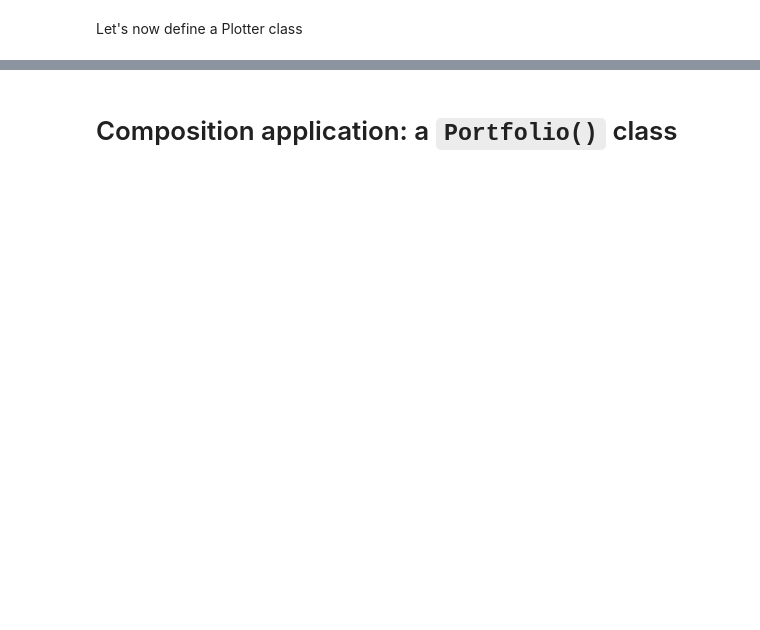
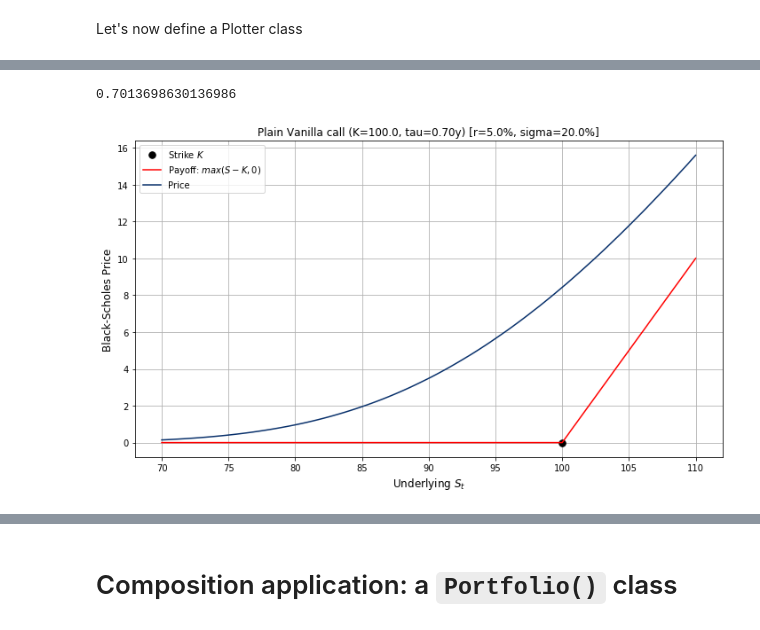
Before and after one commit to gabrielepompa88/IT-For-Business-And-Finance-2019-20, a Jupyter notebook: Notebooks/Derivatives_Analytics___Introduction_to_OOP.ipynb, the cells around one changed output, grey strips where cells are left out. Drawn from its saved outputs; the diff is of its cells as text; code cells hidden in the pictures; blank space fills up the shorter version.

```diff
--- a/Notebooks/Derivatives_Analytics___Introduction_to_OOP.ipynb
+++ b/Notebooks/Derivatives_Analytics___Introduction_to_OOP.ipynb
@@ -3293,0 +3866,5 @@ def plot_price(option, S_list, tau):
+# %%
+option_plotter.plot_price()
+# %% [output]
+0.7013698630136986
+[figure, added]
```
Also changed, not shown: parts of 228 cells of this notebook.
